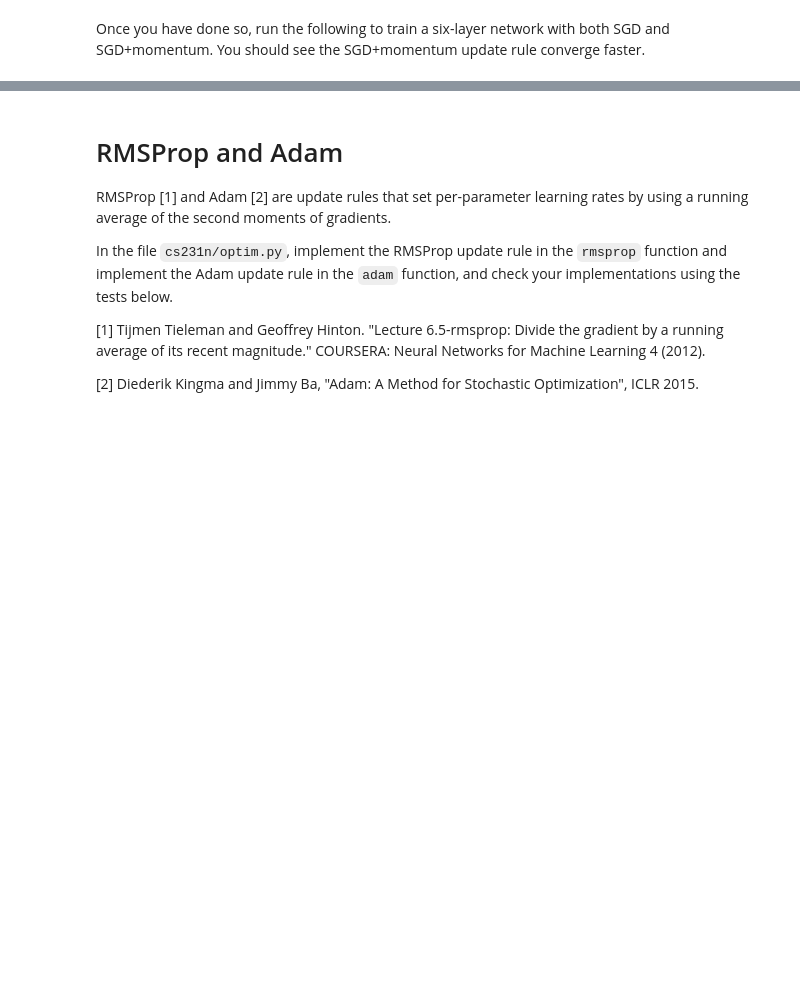
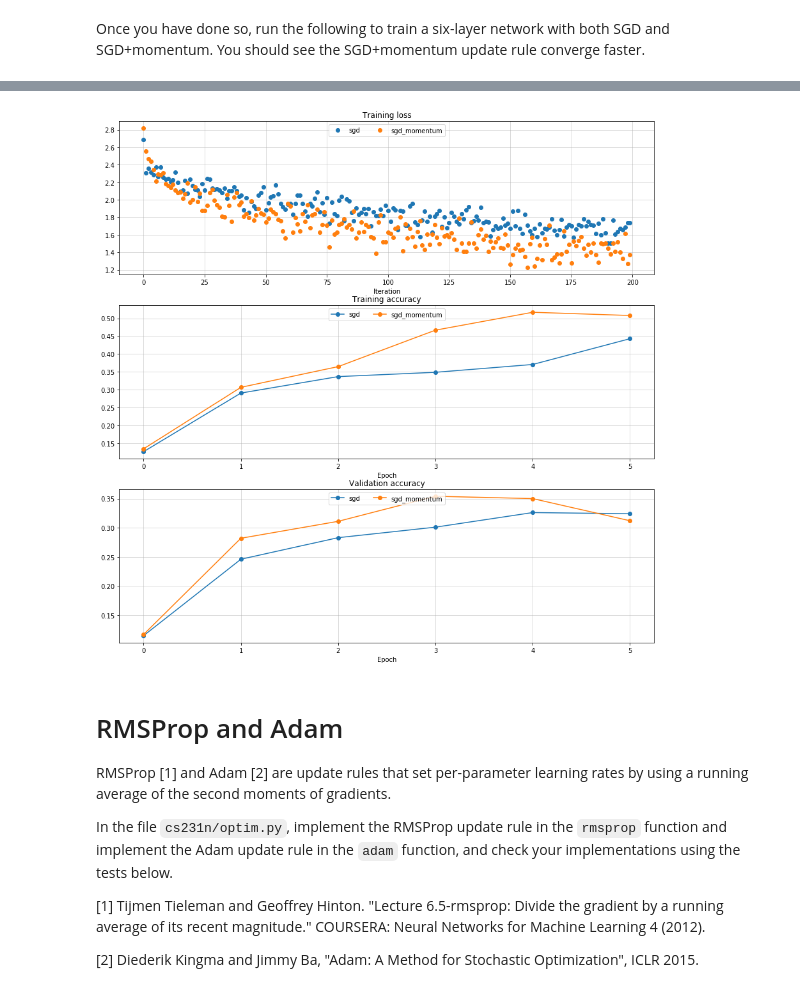
Before and after one commit to esvhd/cs231n, a Jupyter notebook: assignment2/FullyConnectedNets.ipynb, the cells around one changed output, grey strips where cells are left out. Saved outputs shown, nothing was run; the diff lists cells and outputs as text; code cells hidden in the pictures; blank space fills up the shorter version.

```diff
--- a/assignment2/FullyConnectedNets.ipynb
+++ b/assignment2/FullyConnectedNets.ipynb
@@ -509,7 +576,7 @@ small_data = {
 solvers = {}
 
 for update_rule in ['sgd', 'sgd_momentum']:
-  print('running with ', update_rule
+  print('running with ', update_rule)
   model = FullyConnectedNet([100, 100, 100, 100, 100], weight_scale=5e-2)
 
   solver = Solver(model, small_data,
@@ -535,7 +602,7 @@ plt.subplot(3, 1, 3)
 plt.title('Validation accuracy')
 plt.xlabel('Epoch')
 
-for update_rule, solver in solvers.iteritems():
+for update_rule, solver in solvers.items():
   plt.subplot(3, 1, 1)
   plt.plot(solver.loss_history, 'o', label=update_rule)
 
@@ -550,3 +617,4 @@ for i in [1, 2, 3]:
   plt.legend(loc='upper center', ncol=4)
 plt.gcf().set_size_inches(15, 15)
 plt.show()
+# %% [output]
@@ -553,3 +638,4 @@ plt.show()
+[figure, added]
 # %% [markdown]
 # RMSProp and Adam
 RMSProp [1] and Adam [2] are update rules that set per-parameter learning rates by using a running average of the second moments of gradients.
```
Also changed, not shown: parts of 20 cells of this notebook, 3 other files.
